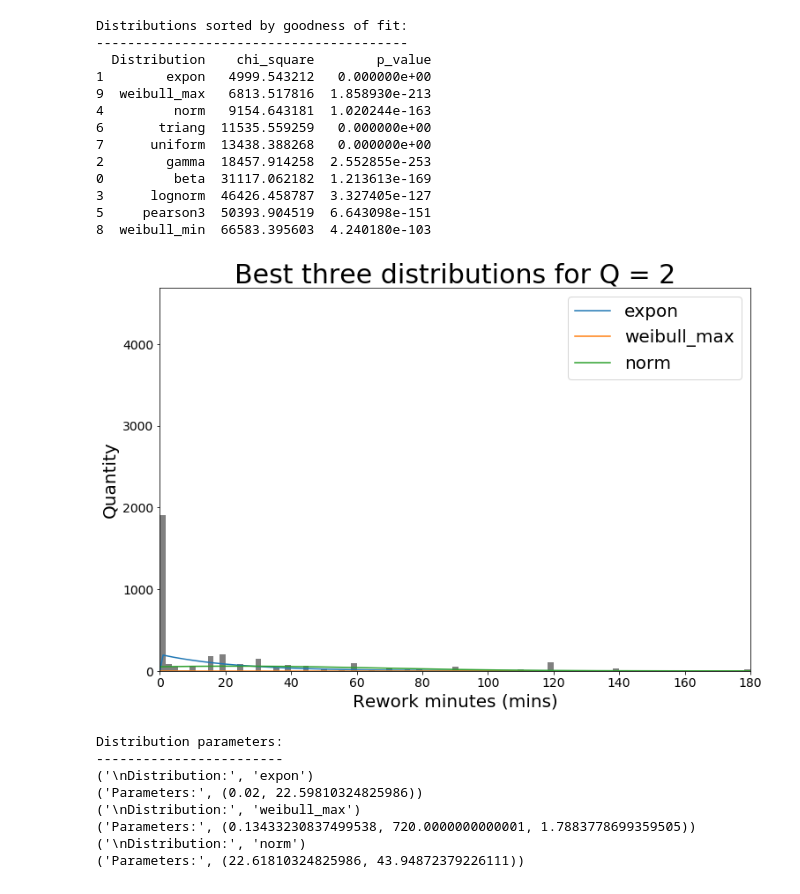
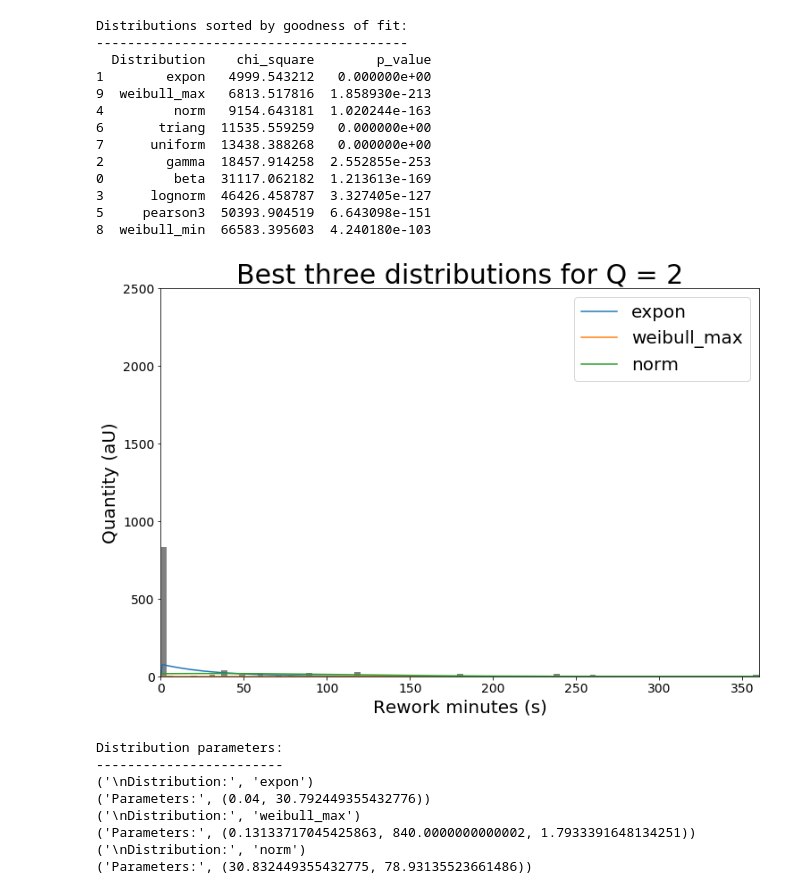
Before and after one commit to jetsaltydog/MINI_project, a Jupyter notebook: Distribution_fits.ipynb, the cells around one changed output. Drawn from its saved outputs; the diff is of its cells as text; code cells hidden in the pictures.

```diff
--- a/Distribution_fits.ipynb
+++ b/Distribution_fits.ipynb
@@ -391,18 +392,18 @@ Distributions sorted by goodness of fit:
 # %%
 plt.figure(figsize = [12,8])
 
-plt.xlabel('Rework minutes (mins)',fontsize = 20 )
-plt.ylabel('Quantity',fontsize = 20)
+plt.xlabel('Rework minutes (s)',fontsize = 20 )
+plt.ylabel('Quantity (aU)',fontsize = 20)
 plt.tick_params(labelsize=14)
 plt.title('Best three distributions for Q = 2', fontsize = 30)
 
 
 # Divide the observed data into 100 bins for plotting (this can be changed)
 number_of_bins = 100
-bin_cutoffs = np.linspace(np.percentile(y_1,0), np.percentile(y_1,99),number_of_bins)
+bin_cutoffs = np.linspace(np.percentile(y_2,0), np.percentile(y_2,99), number_of_bins)
 
 # Create the plot
-h = plt.hist(y_1, bins = bin_cutoffs, color='0.5')
+h = plt.hist(y_2, bins = bin_cutoffs, color='0.5')
 
 # Get the top three distributions from the previous phase
 number_distributions_to_plot = 3
@@ -416,47 +417,48 @@ parameters = []
 for dist_name in dist_names:
     # Set up distribution and store distribution paraemters
     dist = getattr(scipy.stats, dist_name)
-    param = dist.fit(y_1)
+    param = dist.fit(y_2)
     parameters.append(param)
 
     # Get line for each distribution (and scale to match observed data)
-    pdf_fitted = dist.pdf(x_1, *param[:-2], loc=param[-2], scale=param[-1])
-    scale_pdf = np.trapz (h[0], h[1][:-1]) / np.trapz (pdf_fitted, x_1)
+    pdf_fitted = dist.pdf(x_2, *param[:-2], loc=param[-2], scale=param[-1])
+    scale_pdf = np.trapz (h[0], h[1][:-1]) / np.trapz (pdf_fitted, x_2)
     pdf_fitted *= scale_pdf
 
     # Add the line to the plot
 
     plt.plot(pdf_fitted, label=dist_name)
 
     # Set the plot x axis to contain 99% of the data
     # This can be removed, but sometimes outlier data makes the plot less clear
-    plt.xlim(0,np.percentile(y_1,99))
+    plt.xlim(0, np.percentile(y_2,99))
+    #plt.ylim(0, 100)
 
 # Add legend and display plot
 
 plt.legend(loc=1, prop={'size': 20})
 plt.show()
 
 # Store distribution paraemters in a dataframe (this could also be saved)
 dist_parameters = pd.DataFrame()
 dist_parameters['Distribution'] = (
         results['Distribution'].iloc[0:number_distributions_to_plot])
 dist_parameters['Distribution parameters'] = parameters
 
 # Print parameter results
 print ('\nDistribution parameters:')
 print ('------------------------')
 
 for index, row in dist_parameters.iterrows():
     print ('\nDistribution:', row[0])
     print ('Parameters:', row[1] )
 # %% [output]
-[figure, old version]
+[figure, new version]
 Distribution parameters:
 ------------------------
 ('\nDistribution:', 'expon')
-('Parameters:', (0.02, 22.59810324825986))
+('Parameters:', (0.04, 30.792449355432776))
 ('\nDistribution:', 'weibull_max')
-('Parameters:', (0.13433230837499538, 720.0000000000001, 1.7883778699359505))
+('Parameters:', (0.13133717045425863, 840.0000000000002, 1.7933391648134251))
 ('\nDistribution:', 'norm')
-('Parameters:', (22.61810324825986, 43.94872379226111))
+('Parameters:', (30.832449355432775, 78.93135523661486))
```
Also changed, not shown: parts of 1 cell of this notebook.
